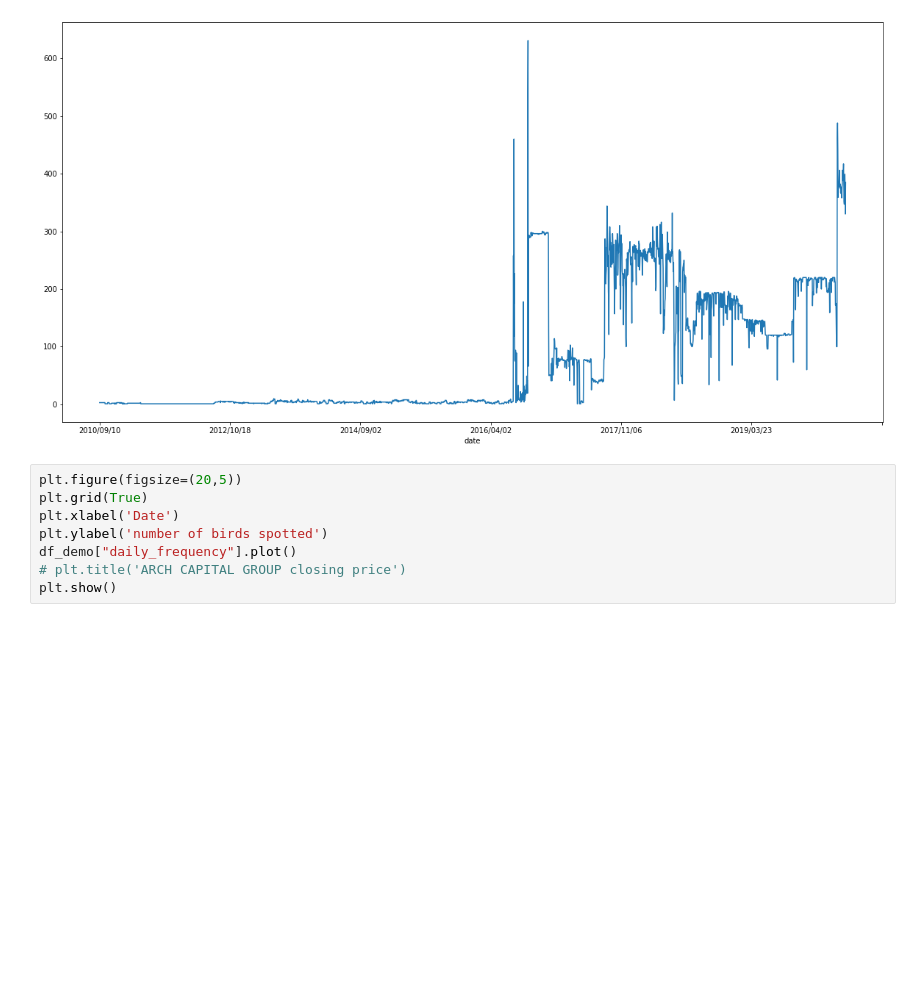
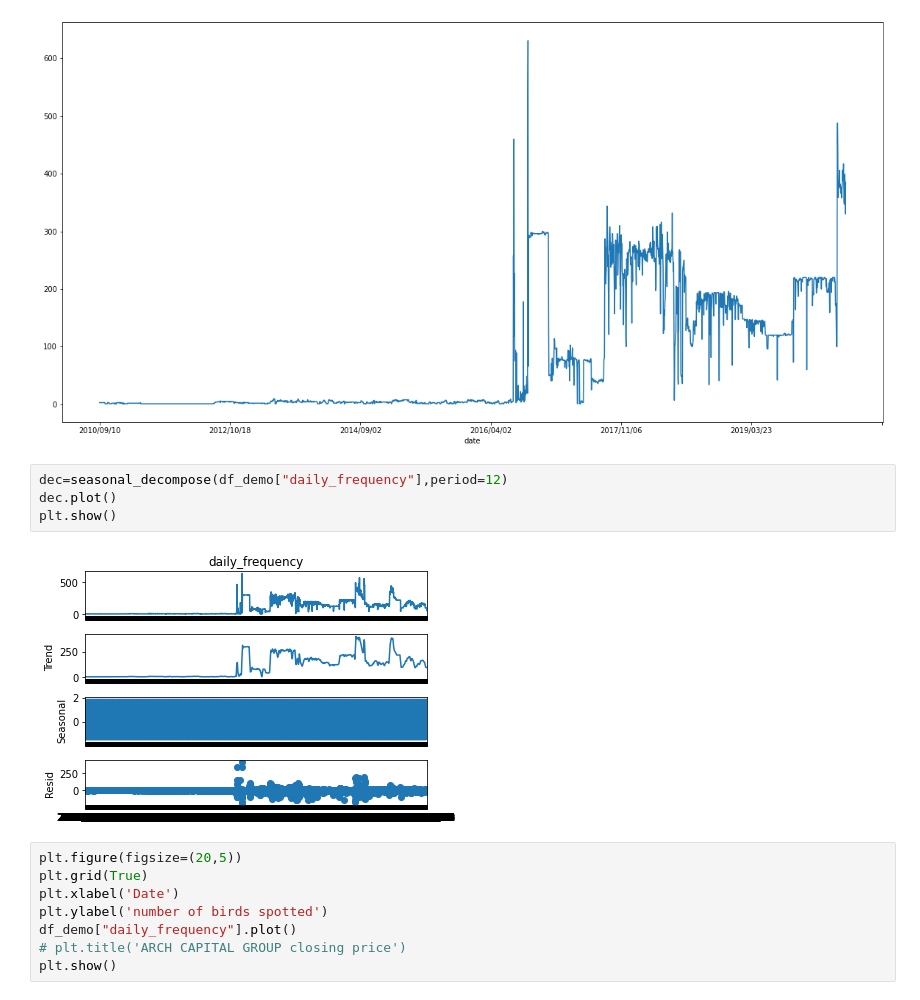
Before and after one commit to B2-80525/Ayush_iss_baar_to_code_pull_karle, a Jupyter notebook: 24 12 2023/Grus grus.ipynb, the cells around one changed output. Cells and saved outputs as stored; diff of their text form; blank space fills up the shorter version.

```diff
--- a/24 12 2023/Grus grus.ipynb
+++ b/24 12 2023/Grus grus.ipynb
@@ -217,6 +219,12 @@ df_train.daily_frequency.plot()
 # %% [output]
 <Axes: xlabel='date'>
 [figure]
+# %%
+dec=seasonal_decompose(df_demo["daily_frequency"],period=12)
+dec.plot()
+plt.show()
+# %% [output]
+[figure, added]
 # %%
 plt.figure(figsize=(20,5))
 plt.grid(True)
```
Also changed, not shown: parts of 26 cells of this notebook.
